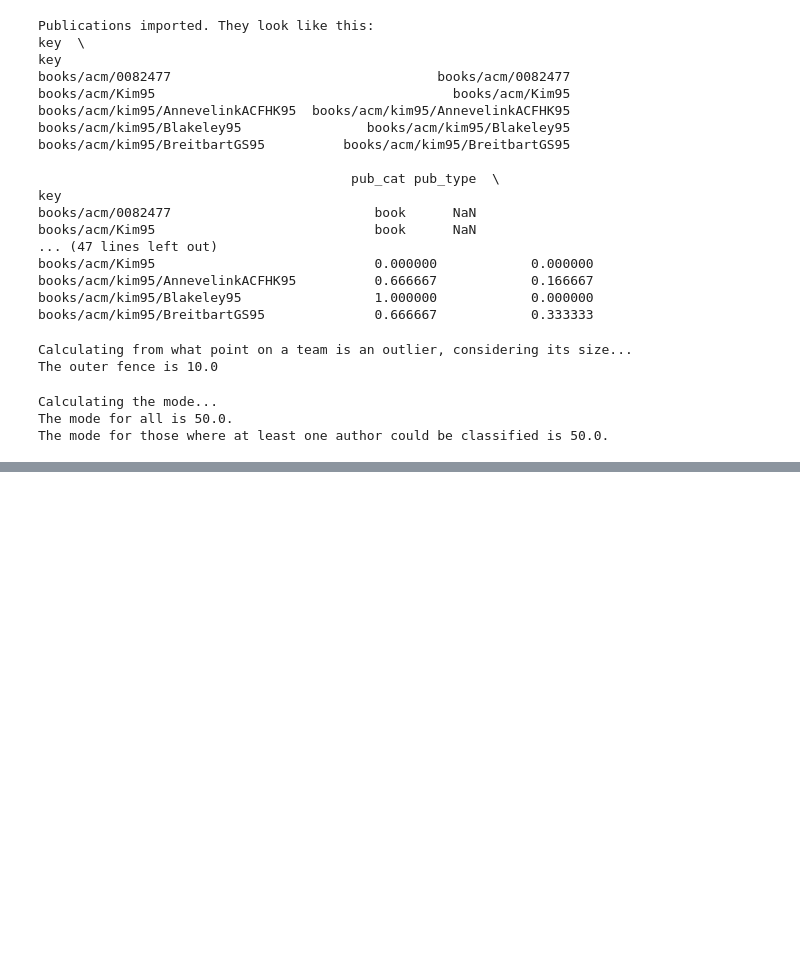
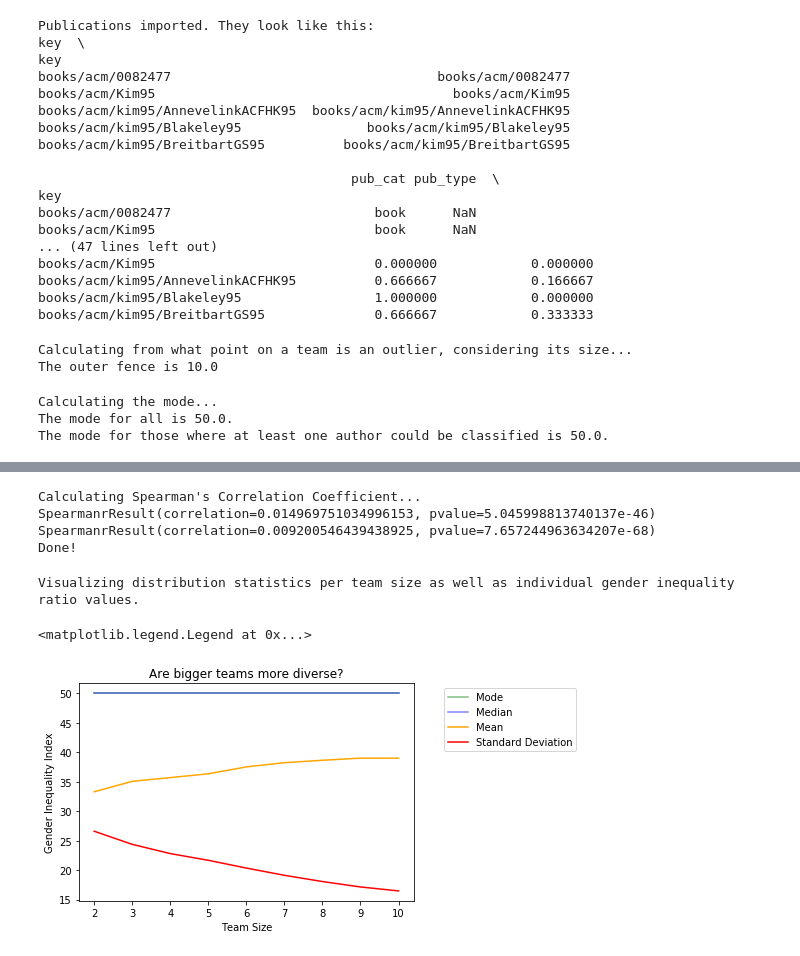
Before and after one commit to LiFaytheGoblin/Gender-Equality-in-CS-Publications, a Jupyter notebook: HypothesisTesting_H4_H5.ipynb, the cells around one changed output, grey strips where cells are left out. Cells and saved outputs as stored; diff of their text form; code cells hidden in the pictures; blank space fills up the shorter version.

Commit message:
calculate correlation coefficients for h5 and try to calc p WIP

```diff
--- a/HypothesisTesting_H4_H5.ipynb
+++ b/HypothesisTesting_H4_H5.ipynb
@@ -207,3 +179,16 @@ team_publs_by_n_authors = small_teams.groupby("n_authors")
+# %%
+from scipy import stats
+print("Calculating Spearman's Correlation Coefficient...")
+small_teams_cor_l = stats.spearmanr(group_lower["ratio"], group_lower["n_authors"])
+small_teams_cor_h = stats.spearmanr(group_higher["ratio"], group_higher["n_authors"])
+print(small_teams_cor_l)
+print(small_teams_cor_h)
+print("Done!")
+# %% [output]
+Calculating Spearman's Correlation Coefficient...
+SpearmanrResult(correlation=0.014969751034996153, pvalue=5.045998813740137e-46)
+SpearmanrResult(correlation=0.009200546439438925, pvalue=7.657244963634207e-68)
+Done!
 # %%
 # Calculation of distribution statistics.
 def m(ratio):
@@ -236,13 +217,18 @@ print(small_teams_cor["n_authors"])
 # %%
 # >>> Visualization
+import matplotlib.pyplot as plt
 print("Visualizing distribution statistics per team size as well as individual gender inequality ratio values.")
-plt.plot(team_ratio_mode["ratio"], label="Mode", color="green")
-plt.plot(team_ratio_median["ratio"], label="Median", color="blue")
+plt.plot(team_ratio_mode["ratio"], label="Mode", alpha=0.5, color="green")
+plt.plot(team_ratio_median["ratio"], label="Median", alpha=0.5, color="blue")
 plt.plot(team_ratio_mean["ratio"], label="Mean", color="orange")
 plt.plot(team_ratio_std["ratio"], label="Standard Deviation", color="red")
-plt.scatter(small_teams["n_authors"], small_teams["ratio"], alpha=0.01, color="grey", label="Gender Inequality Index")
+#plt.scatter(small_teams["n_authors"], small_teams["ratio"], alpha=0.01, color="grey", label="Gender Inequality Index")
 plt.title("Are bigger teams more diverse?")
 plt.xlabel("Team Size")
 plt.ylabel("Gender Inequality Index")
 # Anchor a legend outside the plot: https://stackoverflow.com/questions/4700614/how-to-put-the-legend-out-of-the-plot
 plt.legend(bbox_to_anchor=(1.5, 1))
+# %% [output]
+Visualizing distribution statistics per team size as well as individual gender inequality ratio values.
+<matplotlib.legend.Legend at 0x...>
+[figure, added]
```
Also changed, not shown: parts of 15 cells of this notebook, 1 other file.
